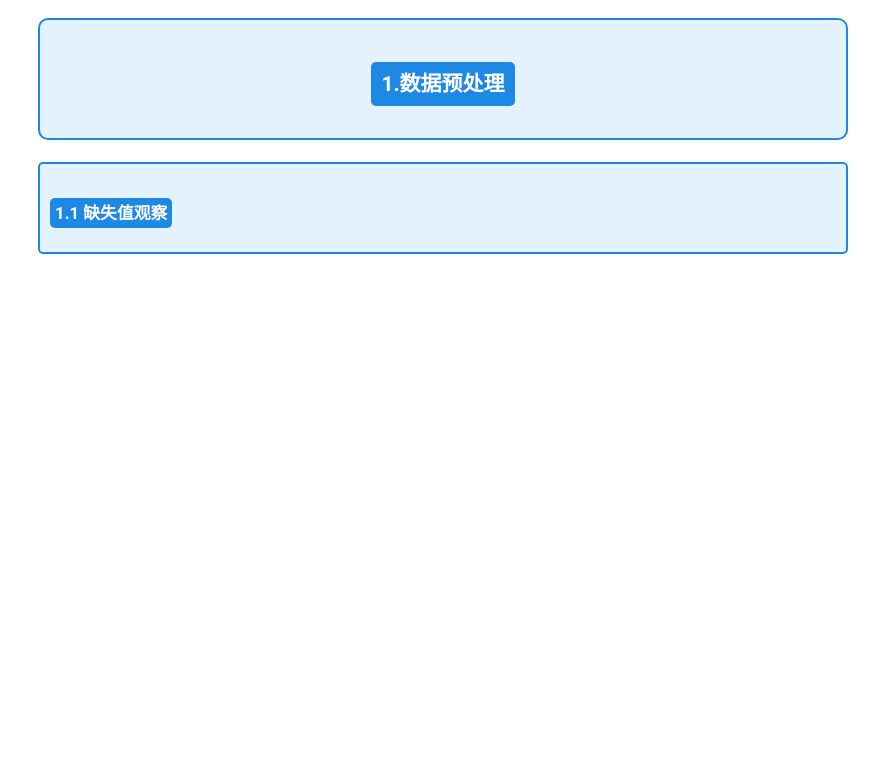
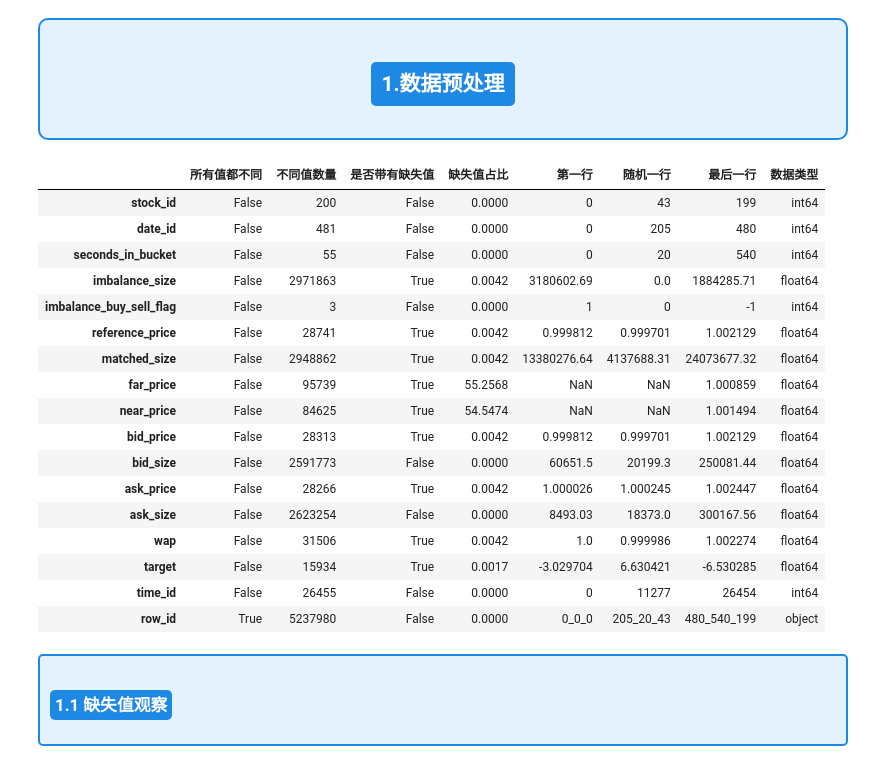
Before and after one commit to 2665477495/closing_auction_premodel, a Jupyter notebook: optiver-baseline4wabulabu.ipynb, the cells around one changed output. Drawn from its saved outputs; the diff is of its cells as text; code cells hidden in the pictures; blank space fills up the shorter version.

```diff
--- a/optiver-baseline4wabulabu.ipynb
+++ b/optiver-baseline4wabulabu.ipynb
@@ -119,6 +123,41 @@ closing auction的重要性在于：
     <h1 style="font-family:Courier New, monospace; font-weight:bold; letter-spacing: 2px; color:#1565C0; font-size:150%; text-align:center">
     <span style="background-color:#1E88E5; color:#ffffff; padding: 10px; border-radius: 5px;">1.数据预处理</span></h1>
 </div>
+# %%
+def inspect_columns(df):
+
+    result = pd.DataFrame({
+        '所有值都不同': df.nunique() == len(df),
+        '不同值数量': df.nunique(),
+        '是否带有缺失值': df.isna().any(),
+        '缺失值占比': round((df.isnull().sum() / len(df)) * 100, 4),
+        '第一行': df.iloc[0],
+        '随机一行': df.iloc[np.random.randint(low=0, high=len(df))],
+        '最后一行': df.iloc[-1],
+        '数据类型': df.dtypes
+    })
+    return result
+
+inspect_columns(df)
+# %% [output]
+|  | 所有值都不同 | 不同值数量 | 是否带有缺失值 | 缺失值占比 | 第一行 | 随机一行 | 最后一行 | 数据类型 |
+| stock_id | False | 200 | False | 0.0000 | 0 | 43 | 199 | int64 |
+| date_id | False | 481 | False | 0.0000 | 0 | 205 | 480 | int64 |
+| seconds_in_bucket | False | 55 | False | 0.0000 | 0 | 20 | 540 | int64 |
+| imbalance_size | False | 2971863 | True | 0.0042 | 3180602.69 | 0.0 | 1884285.71 | float64 |
+| imbalance_buy_sell_flag | False | 3 | False | 0.0000 | 1 | 0 | -1 | int64 |
+| reference_price | False | 28741 | True | 0.0042 | 0.999812 | 0.999701 | 1.002129 | float64 |
+| matched_size | False | 2948862 | True | 0.0042 | 13380276.64 | 4137688.31 | 24073677.32 | float64 |
+| far_price | False | 95739 | True | 55.2568 | NaN | NaN | 1.000859 | float64 |
+| near_price | False | 84625 | True | 54.5474 | NaN | NaN | 1.001494 | float64 |
+| bid_price | False | 28313 | True | 0.0042 | 0.999812 | 0.999701 | 1.002129 | float64 |
+| bid_size | False | 2591773 | False | 0.0000 | 60651.5 | 20199.3 | 250081.44 | float64 |
+| ask_price | False | 28266 | True | 0.0042 | 1.000026 | 1.000245 | 1.002447 | float64 |
+| ask_size | False | 2623254 | False | 0.0000 | 8493.03 | 18373.0 | 300167.56 | float64 |
+| wap | False | 31506 | True | 0.0042 | 1.0 | 0.999986 | 1.002274 | float64 |
+| target | False | 15934 | True | 0.0017 | -3.029704 | 6.630421 | -6.530285 | float64 |
+| time_id | False | 26455 | False | 0.0000 | 0 | 11277 | 26454 | int64 |
+| row_id | True | 5237980 | False | 0.0000 | 0_0_0 | 205_20_43 | 480_540_199 | object |
 # %% [markdown]
 <div style="background-color:#e3f2fd; padding: 10px; border: 2px solid #1E88E5; border-radius: 5px;">
     <h2 style="font-family:Courier New, monospace; font-weight:bold; letter-spacing: 2px; color:#1565C0; font-size:120%; text-align:left">
```
Also changed, not shown: parts of 44 cells of this notebook, 3 other files.
